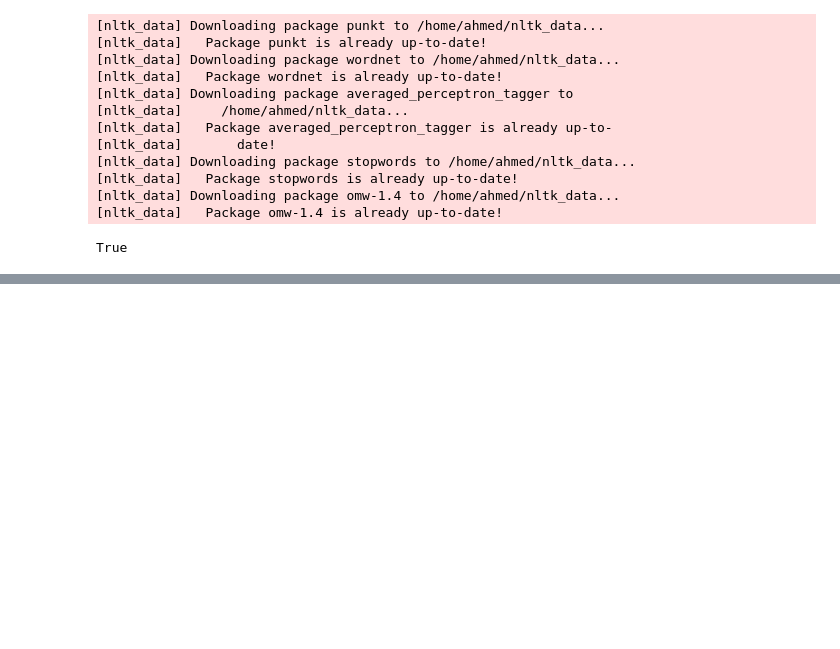
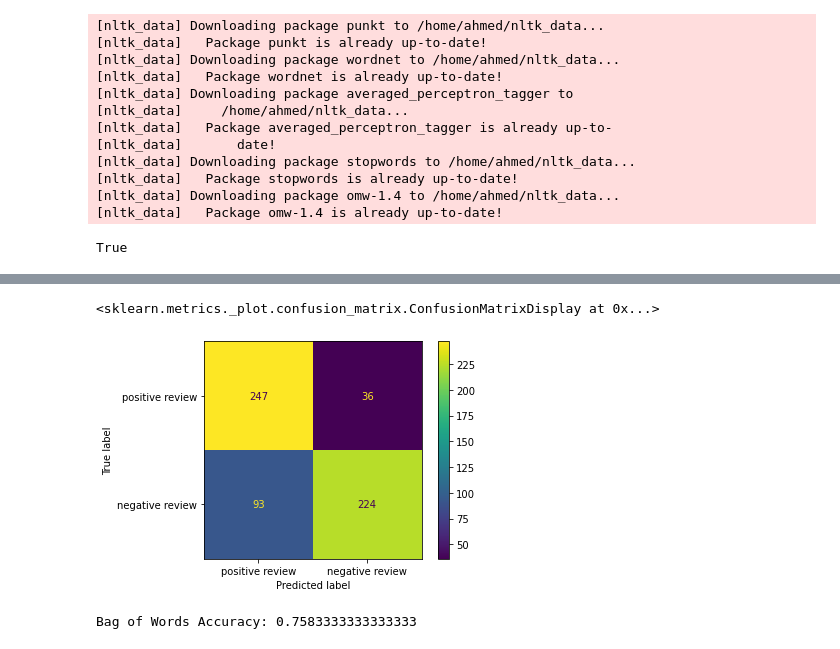
Before and after one commit to AhmedAbdelGawadFarag/movie-review-sentiment-analysis, a Jupyter notebook: sentiment_analysis.ipynb, the cells around one changed output, grey strips where cells are left out. Drawn from its saved outputs; the diff is of its cells as text; code cells hidden in the pictures; blank space fills up the shorter version.

```diff
--- a/sentiment_analysis.ipynb
+++ b/sentiment_analysis.ipynb
@@ -140,0 +178,28 @@ MultinomialNB Accuracy: 0.8283333333333334
+# %%
+# drawing tf-idf confusion matrix
+
+conf_matrix = confusion_matrix(y_test,predicted)
+
+disp = ConfusionMatrixDisplay(confusion_matrix=conf_matrix,
+                               display_labels=['positive review','negative review'])
+
+disp.plot()
+# %% [output]
+<sklearn.metrics._plot.confusion_matrix.ConfusionMatrixDisplay at 0x...>
+[figure, added]
+# %%
+# feature extraction using 2 ngram
+cv = CountVectorizer(lowercase=True,stop_words='english',ngram_range = (2,2))
+text_counts= cv.fit_transform(X['reviews'])
+
+X_train, X_test, y_train, y_test = train_test_split(
+    text_counts, Y['sentiment'], test_size=0.3, shuffle=True)
+
+clf = MultinomialNB().fit(X_train, y_train)
+predicted= clf.predict(X_test)
+
+TWO_GRAM_ACCS = metrics.accuracy_score(y_test, predicted)
+
+print("Bag of Words Accuracy:",TWO_GRAM_ACCS)
+# %% [output]
+Bag of Words Accuracy: 0.7583333333333333
```
Also changed, not shown: parts of 6 cells of this notebook.
